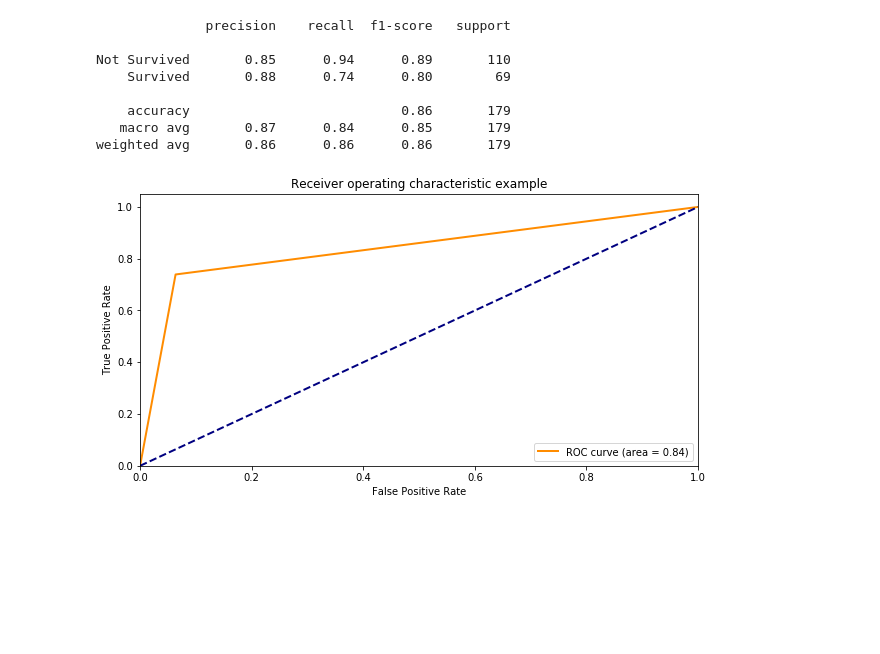
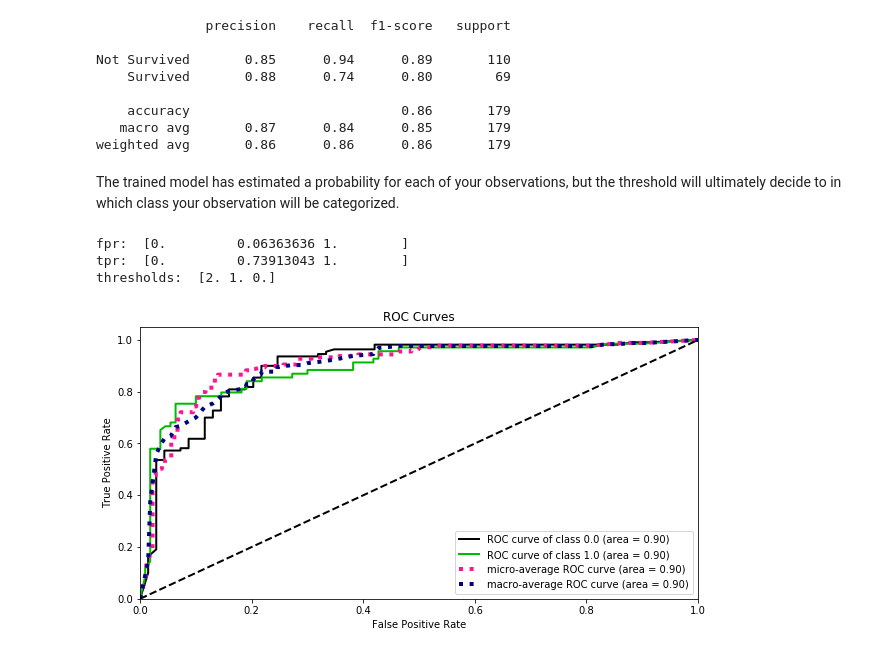
Before and after one commit to minghsu0107/ML, a Jupyter notebook: machine-learning/titanic_predict2.ipynb, the cells around one changed output. Saved outputs shown, nothing was run; the diff lists cells and outputs as text; code cells hidden in the pictures; blank space fills up the shorter version.

```diff
--- a/machine-learning/titanic_predict2.ipynb
+++ b/machine-learning/titanic_predict2.ipynb
@@ -1063,22 +1063,22 @@ Not Survived       0.85      0.94      0.89       110
     accuracy                           0.86       179
    macro avg       0.87      0.84      0.85       179
 weighted avg       0.86      0.86      0.86       179
-# %%
-from sklearn.metrics import roc_curve
-
-fpr, tpr, thresholds = metrics.roc_curve(test_y, predict_y)
-
-fig = plt.figure()
-lw = 2
-plt.plot(fpr, tpr, color='darkorange', lw=lw, label='ROC curve (area = %0.2f)' % roc_auc)
-plt.plot([0, 1], [0, 1], color='navy', lw=lw, linestyle='--')
-plt.xlim([0.0, 1.0])
-plt.ylim([0.0, 1.05])
-plt.xlabel('False Positive Rate')
-plt.ylabel('True Positive Rate')
-plt.title('Receiver operating characteristic example')
-plt.legend(loc="lower right")
-#fig.savefig('/tmp/roc.png')
-plt.show()
-# %% [output]
-[figure, removed]
+# %% [markdown]
+The trained model has estimated a probability for each of your observations, but the threshold will ultimately decide to in which class your observation will be categorized.
+# %%
+# TPR and FPR of your model for one specific threshold level
+from sklearn.metrics import roc_curve
+fpr, tpr, thresholds = metrics.roc_curve(test_y, predict_y)
+
+print("fpr: ", fpr)
+print("tpr: ", tpr)
+print("thresholds: ", thresholds)
+# %% [output]
+fpr:  [0.         0.06363636 1.        ]
+tpr:  [0.         0.73913043 1.        ]
+thresholds:  [2. 1. 0.]
+# %%
+import scikitplot as skplt
+plot = skplt.metrics.plot_roc(test_y, clf.predict_proba(test_x))
+# %% [output]
+[figure, added]
```
Also changed, not shown: parts of 3 cells of this notebook.
